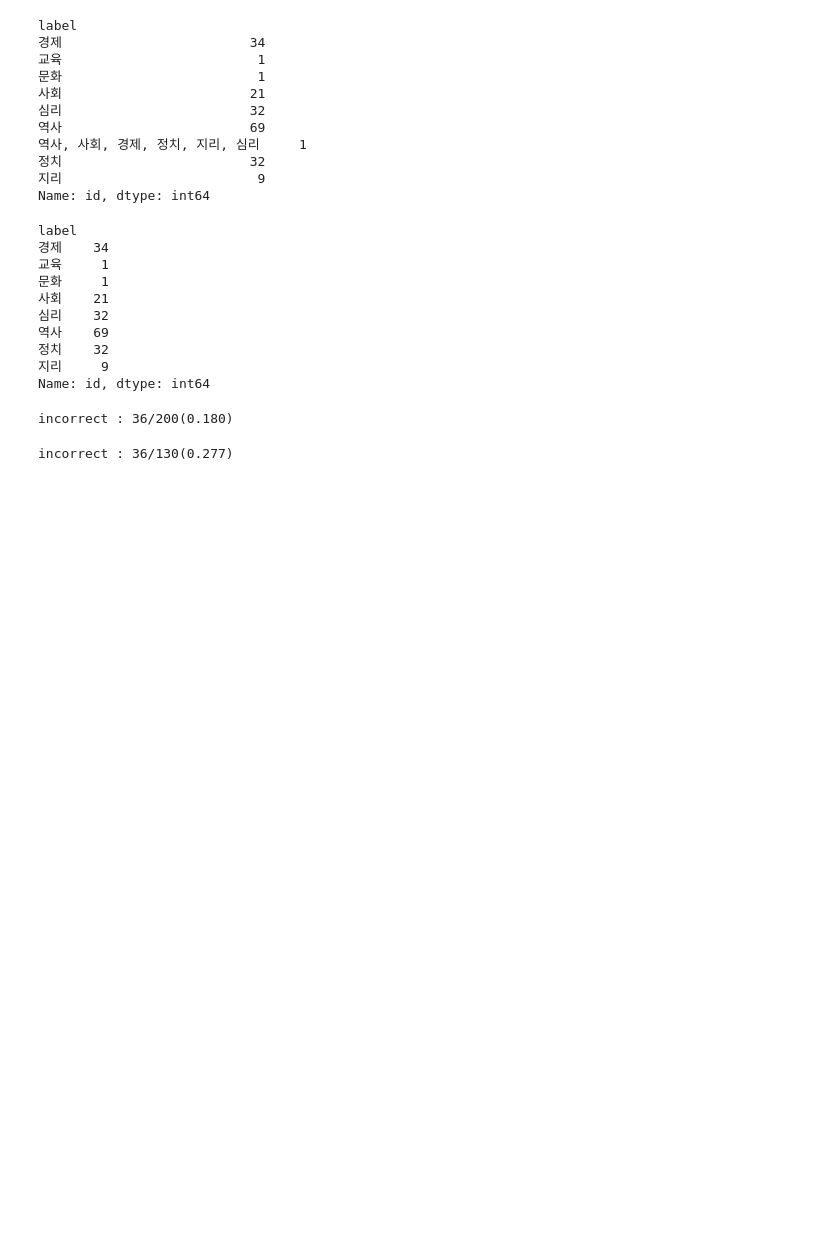
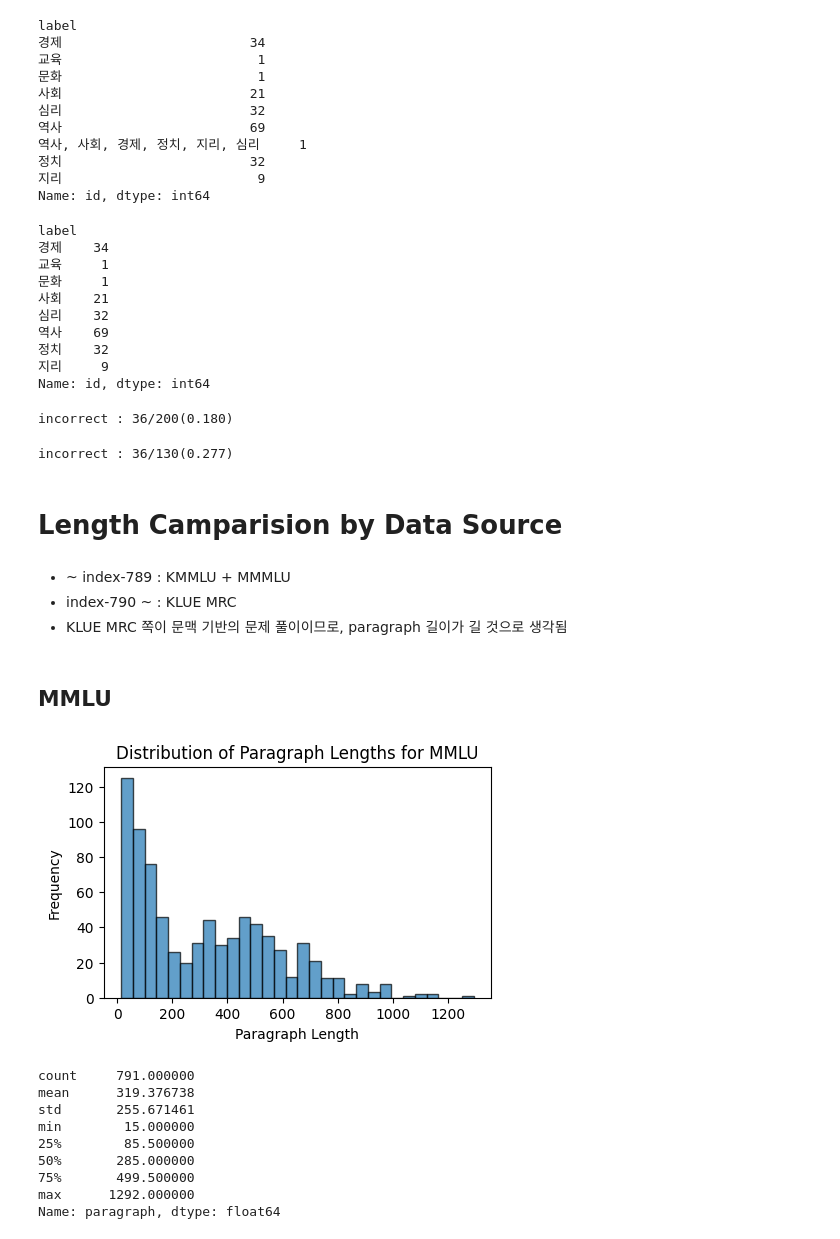
Before and after one commit to boostcampaitech7/level2-nlp-generationfornlp-nlp-10-lv3, a Jupyter notebook: EDA/eda_kyungjun.ipynb, the cells around one changed output. Cells and saved outputs as stored; diff of their text form; code cells hidden in the pictures; blank space fills up the shorter version.

Commit message:
feat: Add length comparison by data source #3

```diff
--- a/EDA/eda_kyungjun.ipynb
+++ b/EDA/eda_kyungjun.ipynb
@@ -355,3 +361,34 @@ incorrect : 36/200(0.180)
 print(f"incorrect : {cnt}/{tot-len(not_visible)}({cnt/tot:.3f})")
 # %% [output]
 incorrect : 36/130(0.277)
+# %% [markdown]
+# Length Camparision by Data Source
+# %% [markdown]
+- ~ index-789 : KMMLU + MMMLU
+- index-790 ~ : KLUE MRC
+- KLUE MRC 쪽이 문맥 기반의 문제 풀이이므로, paragraph 길이가 길 것으로 생각됨
+# %%
+MMLU = df.loc[:790]
+MRC = df.loc[790:]
+# %% [markdown]
+## MMLU
+# %%
+plt.figure(figsize=(5, 3))
+plt.hist(MMLU["paragraph"].apply(len), bins=30, edgecolor='black', alpha=0.7)
+plt.title('Distribution of Paragraph Lengths for MMLU')
+plt.xlabel('Paragraph Length')
+plt.ylabel('Frequency')
+plt.show()
+
+display(MMLU["paragraph"].apply(len).describe())
+# %% [output]
+[figure, added]
+count     791.000000
+mean      319.376738
+std       255.671461
+min        15.000000
+25%        85.500000
+50%       285.000000
+75%       499.500000
+max      1292.000000
+Name: paragraph, dtype: float64
```
Also changed, not shown: parts of 5 cells of this notebook.
